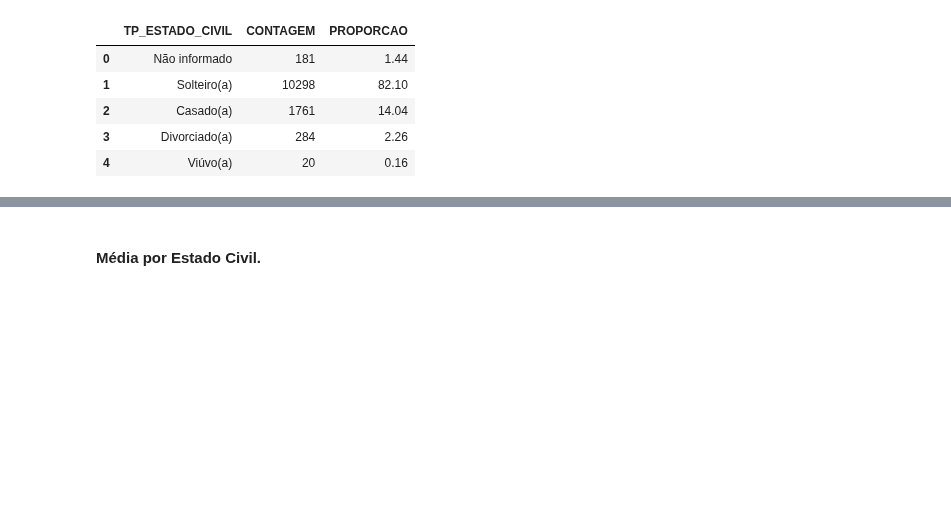
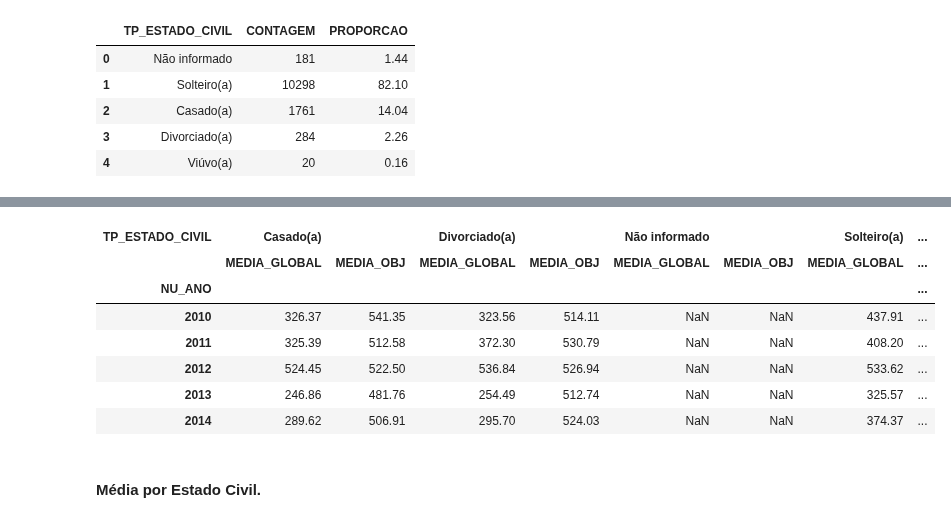
Before and after one commit to Bruno-Santana-Eco/Analise-de-Dados-ENEM, a Jupyter notebook: DataPrep1.ipynb, the cells around one changed output, grey strips where cells are left out. Saved outputs shown, nothing was run; the diff lists cells and outputs as text; code cells hidden in the pictures; blank space fills up the shorter version.

```diff
--- a/DataPrep1.ipynb
+++ b/DataPrep1.ipynb
@@ -1015,0 +1068,4 @@ geral7_prop.head(5)
+# %%
+geral7_ano = df_enem.groupby(['NU_ANO', 'TP_ESTADO_CIVIL'])[['MEDIA_OBJ', 'MEDIA_GLOBAL']].mean().reset_index().round(2)
+geral7_ano['TP_ESTADO_CIVIL'] = geral7_ano['TP_ESTADO_CIVIL'].map({0: 'Não informado', 1: 'Solteiro(a)', 2: 'Casado(a)', 3: 'Divorciado(a)', 4: 'Viúvo(a)'})
+geral7_ano.head()
@@ -1016,3 +1079,16 @@ geral7_prop.head(5)
+# %%
+geral7_ano = geral7_ano.pivot(index='NU_ANO', columns='TP_ESTADO_CIVIL')
+geral7_ano = geral7_ano.reorder_levels([1 , 0], axis=1).sort_index(axis=1, level=0)
+geral7_ano.head()
+# %% [output]
+| TP_ESTADO_CIVIL | Casado(a) |  | Divorciado(a) |  | Não informado |  | Solteiro(a) | ... |
+|  | MEDIA_GLOBAL | MEDIA_OBJ | MEDIA_GLOBAL | MEDIA_OBJ | MEDIA_GLOBAL | MEDIA_OBJ | MEDIA_GLOBAL | ... |
+| NU_ANO |  |  |  |  |  |  |  | ... |
+| 2010 | 326.37 | 541.35 | 323.56 | 514.11 | NaN | NaN | 437.91 | ... |
+| 2011 | 325.39 | 512.58 | 372.30 | 530.79 | NaN | NaN | 408.20 | ... |
+| 2012 | 524.45 | 522.50 | 536.84 | 526.94 | NaN | NaN | 533.62 | ... |
+| 2013 | 246.86 | 481.76 | 254.49 | 512.74 | NaN | NaN | 325.57 | ... |
+| 2014 | 289.62 | 506.91 | 295.70 | 524.03 | NaN | NaN | 374.37 | ... |
 # %% [markdown]
 #### Média por Estado Civil.
 # %%
```
Also changed, not shown: parts of 24 cells of this notebook, 1 other file.
